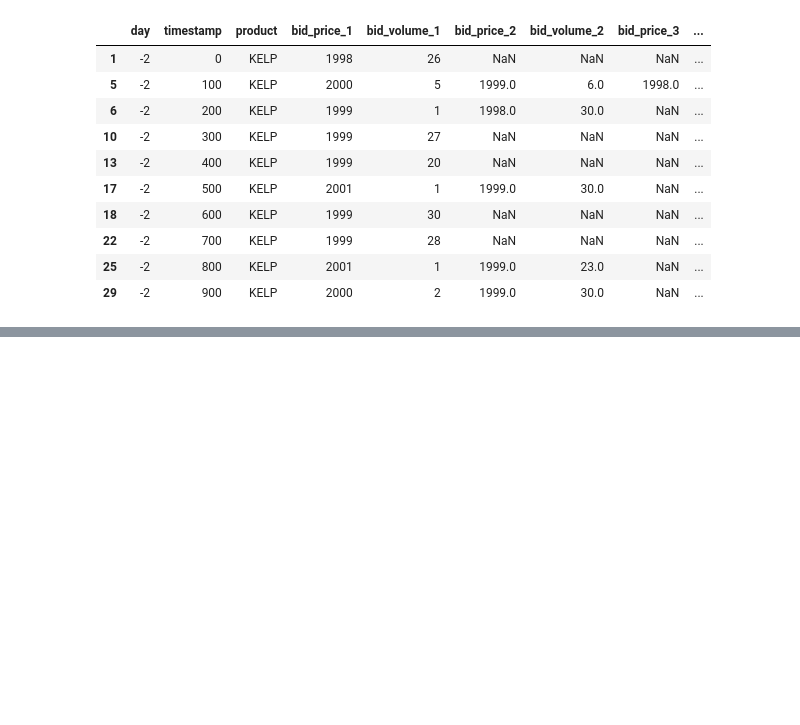
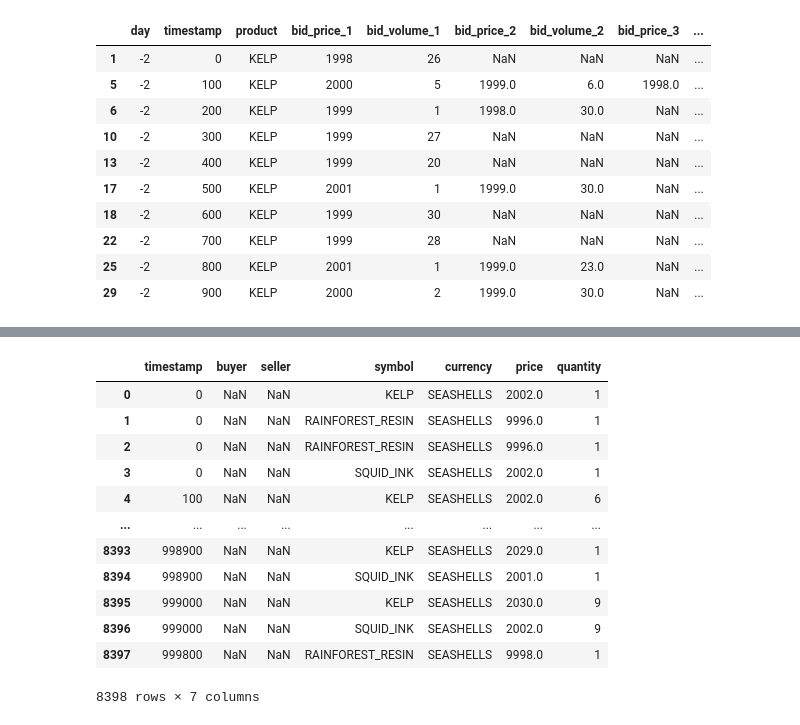
Before and after one commit to xiaoyongzhang47/imc_prosperity_2025_foxfoxgogogo, a Jupyter notebook: data_visual.ipynb, the cells around one changed output, grey strips where cells are left out. Cells and saved outputs as stored; diff of their text form; code cells hidden in the pictures; blank space fills up the shorter version.

```diff
--- a/data_visual.ipynb
+++ b/data_visual.ipynb
@@ -53,0 +80,16 @@ prices_round_1_day_m2_df[prices_round_1_day_m2_df['product']=='KELP'].head(10)
+# %%
+trade_history
+# %% [output]
+|  | timestamp | buyer | seller | symbol | currency | price | quantity |
+| 0 | 0 | NaN | NaN | KELP | SEASHELLS | 2002.0 | 1 |
+| 1 | 0 | NaN | NaN | RAINFOREST_RESIN | SEASHELLS | 9996.0 | 1 |
+| 2 | 0 | NaN | NaN | RAINFOREST_RESIN | SEASHELLS | 9996.0 | 1 |
+| 3 | 0 | NaN | NaN | SQUID_INK | SEASHELLS | 2002.0 | 1 |
+| 4 | 100 | NaN | NaN | KELP | SEASHELLS | 2002.0 | 6 |
+| ... | ... | ... | ... | ... | ... | ... | ... |
+| 8393 | 998900 | NaN | NaN | KELP | SEASHELLS | 2029.0 | 1 |
+| 8394 | 998900 | NaN | NaN | SQUID_INK | SEASHELLS | 2001.0 | 1 |
+| 8395 | 999000 | NaN | NaN | KELP | SEASHELLS | 2030.0 | 9 |
+| 8396 | 999000 | NaN | NaN | SQUID_INK | SEASHELLS | 2002.0 | 9 |
+| 8397 | 999800 | NaN | NaN | RAINFOREST_RESIN | SEASHELLS | 9998.0 | 1 |
+8398 rows × 7 columns
```
Also changed, not shown: parts of 7 cells of this notebook, 5 other files.
